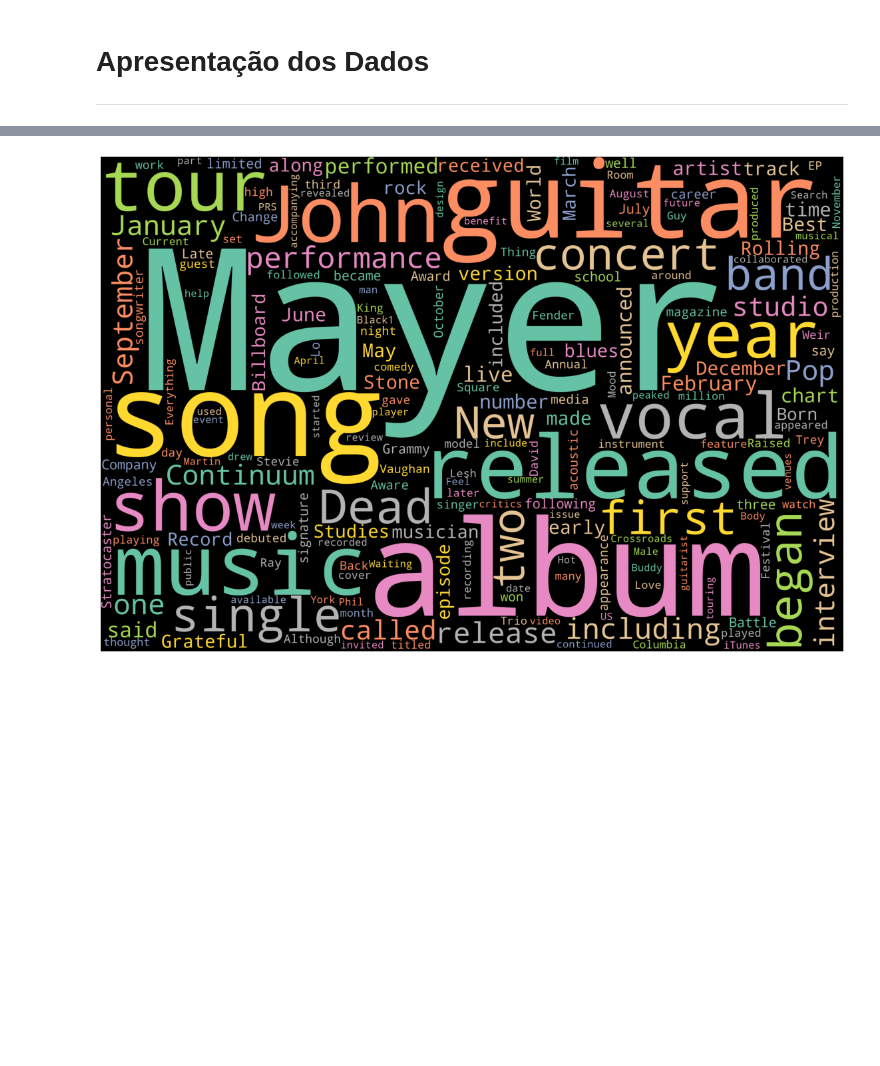
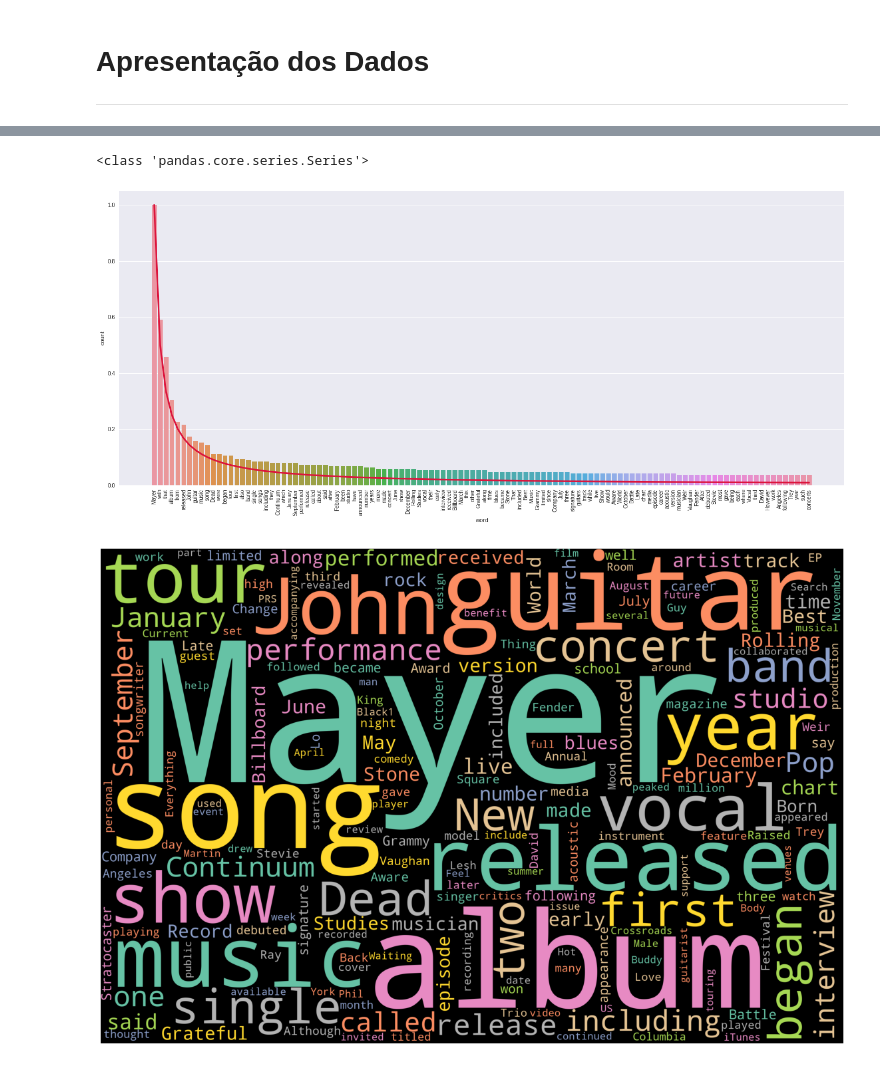
Before and after one commit to henriqlustosa/Aulas_MBA_Mackenzie, a Jupyter notebook: PL_A1_Henrique.ipynb, the cells around one changed output, grey strips where cells are left out. Cells and saved outputs as stored; diff of their text form; code cells hidden in the pictures; blank space fills up the shorter version.

```diff
--- a/PL_A1_Henrique.ipynb
+++ b/PL_A1_Henrique.ipynb
@@ -207,3 +189,24 @@ plt.show()
+# %%
+
+# Apresentação dos dados coletados - frequência de palavras sobre a curva de ZipF assinalada com a cor vermelha
+
+# Série da frequência em porcentagem
+freq_perc =df['count'] /df['count'].max()
+
+plt.figure(figsize=(24,10))
+mpl.style.use(['seaborn'])
+sns.barplot(x=df.word,y=freq_perc)
+plt.xticks(rotation=90)
+
+total = 1
+
+plt.plot(range(len(df)), [1/p for p in range(1, len(df)+1 )], color='crimson', lw=3)
+
+
+plt.show()
+# %% [output]
+<class 'pandas.core.series.Series'>
+[figure, added]
 # %%
 # Apresentação das palavras mais frequentes no DataFrame
 # Visualização dos dados no formato word cloud
```
Also changed, not shown: parts of 3 cells of this notebook.
